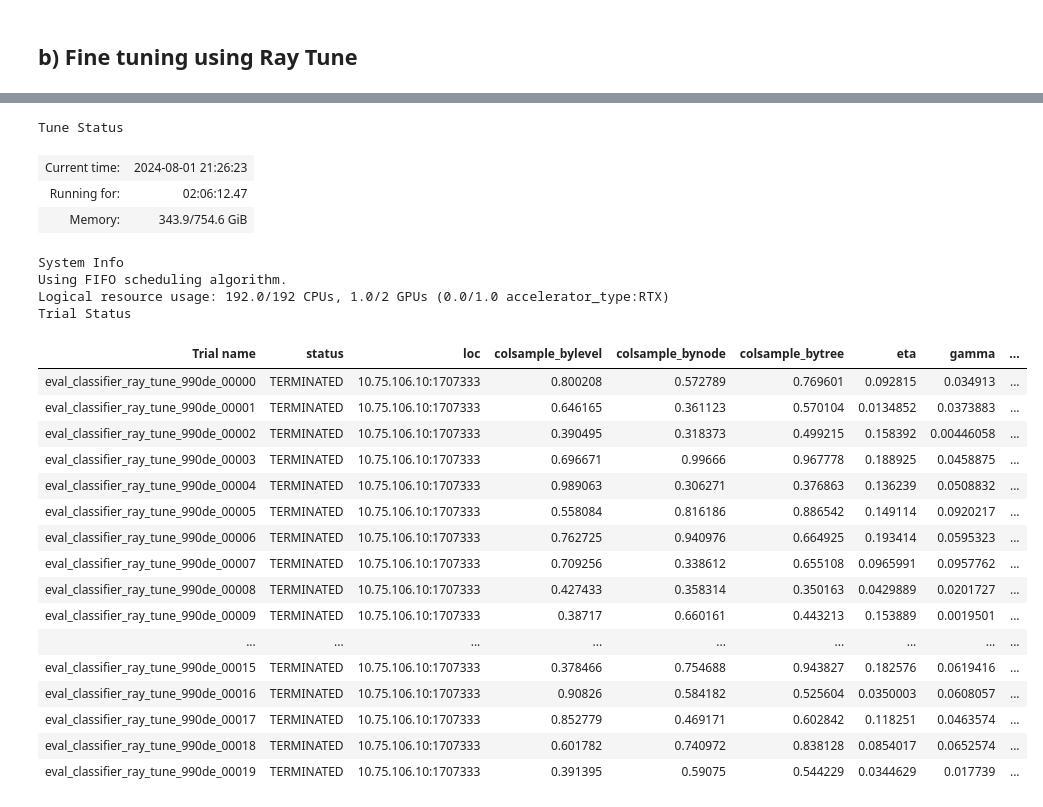
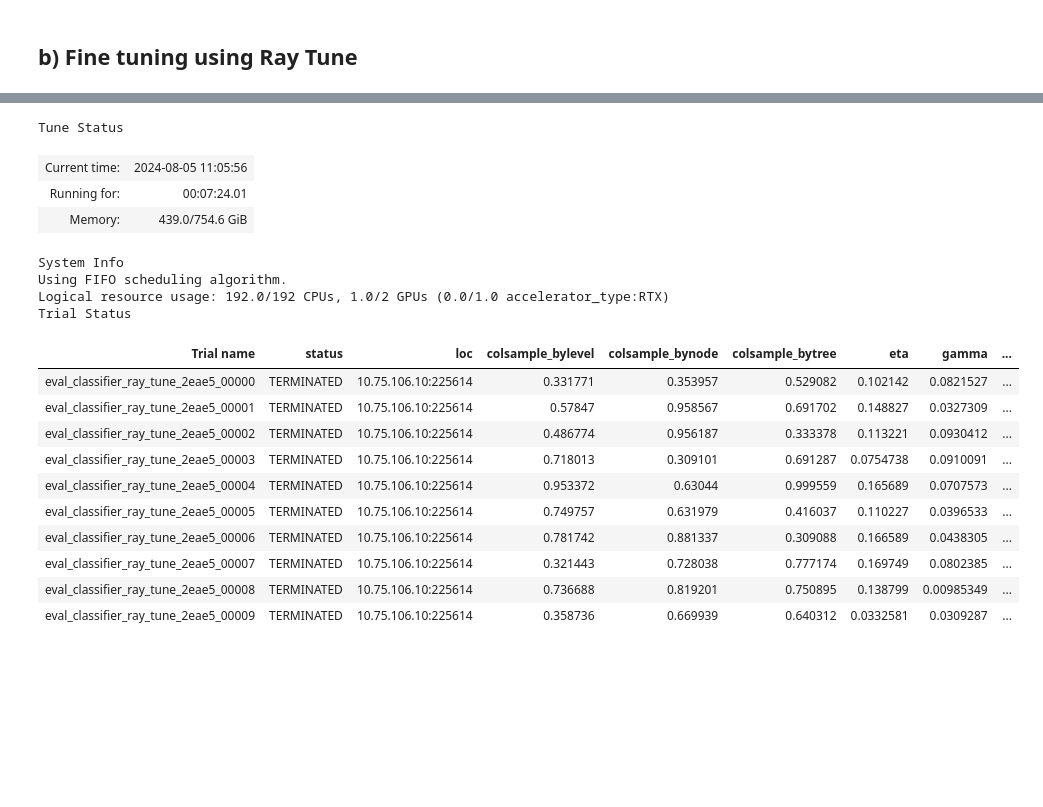
Before and after one commit to afermg/jump_attribution, a Jupyter notebook: workspace/analysis/naive_classifier_profiles.ipynb, the cells around one changed output, grey strips where cells are left out. Drawn from its saved outputs; the diff is of its cells as text; code cells hidden in the pictures; blank space fills up the shorter version.

Commit message:
Add splitter and fixing environment

```diff
--- a/workspace/analysis/naive_classifier_profiles.ipynb
+++ b/workspace/analysis/naive_classifier_profiles.ipynb
@@ -241,7 +266,7 @@ features_df_trt = features_df.iloc[metadata_df.index[metadata_df["pert_iname"] !
 # %% [markdown]
 ## c) Encoding moa
 # %%
-metadata_df_trt = metadata_df_trt.assign(moa_id=LabelEncoder().fit_transform(metadata_df_trt["moa_reduced"]))#"moa_reduced"]))
+metadata_df = metadata_df.assign(moa_id=LabelEncoder().fit_transform(metadata_df["moa"]))#"moa_reduced"]))
 # %% [markdown]
 ## d) Features selection
 This website: ["Are you dropping too many correlated features?"](https://towardsdatascience.com/are-you-dropping-too-many-correlated-features-d1c96654abe6)
@@ -408,9 +433,10 @@ def eval_classifier(feat_table, metadata, n_splits, seed,
                     drop_corr=True, # True, False
                     scaler=None, #None, 'group', 'standard'
                     rev_order=False,
-                    roc_per_class=False): # True, False
+                    roc_per_class=False,
+                    group="Metadata_Source"): # True, False
 
-    y_target, groups =  metadata["moa_id"], metadata["Metadata_Source"]
+    y_target, groups =  metadata["moa_id"], metadata[group]
 
     # Initialize the Classifier
     classifier = classifier(**classifier_params)
@@ -477,6 +503,7 @@ def eval_classifier(feat_table, metadata, n_splits, seed,
                                   average=average,
                                   labels=train_label_expanded)
 
+        return y_test, y_test_score_expanded
         test_auc = roc_auc_score(y_test, y_test_score_expanded,
                                  multi_class="ovr",
                                  average=average,
@@ -562,0 +685,5 @@ metadata_df_trt = metadata_df_trt.sort_index().reset_index()
+# %%
+splitter = StratifiedGroupKFold(n_splits=3, shuffle=True, random_state=5)
+for train_index, test_index in splitter.split(features_df_trt, metadata_df_trt["moa_id"], metadata_df_trt["Metadata_InChIKey"]):
+    train_test, test_test = metadata_df_trt["moa_id"].loc[train_index], metadata_df_trt["moa_id"].loc[test_index]
+    print(len(set(train_test.tolist())), len(set(test_test.tolist())))
@@ -563,6 +694,6 @@ metadata_df_trt = metadata_df_trt.sort_index().reset_index()
 # %%
 n_splits=5
-seed = 42
+seed = 50
 
 classifier = RandomForestClassifier
 
@@ -575,13 +706,15 @@ classifier_params = {"n_estimators": 100,
                      "random_state": 42,
                      "n_jobs": -1}
 
-splitter_method = StratifiedKFold  #or StratifiedGroupKFold
+splitter_method = StratifiedGroupKFold#StratifiedKFold  #or StratifiedGroupKFold
 
-test_auc_fold, most_frequent_wrong = eval_classifier(features_df_trt, metadata_df_trt, n_splits, seed,
+# test_auc_fold, most_frequent_wrong = eval_classifier(features_df_trt, metadata_df_trt, n_splits, seed,
+y_test, y_test_score_expanded = eval_classifier(features_df_trt, metadata_df_trt, n_splits, seed,
                 classifier,
                 classifier_params,
                 splitter_method,
                 drop_corr=True, # True, False
                 scaler=None, #None, 'group', 'standard': Do NOT use group with StratifiedGroupKFold
                 rev_order=False,
-                roc_per_class=True) # True, False
+                roc_per_class=False,
+                group="Metadata_InChIKey") # True, False
@@ -940,52 +1072,46 @@ config = {'device': 'cuda',
          'colsample_bytree': tune.uniform(0.3, 1),
          'colsample_bylevel': tune.uniform(0.3, 1),
          'colsample_bynode': tune.uniform(0.3, 1),
-         'max_delta_step': tune.uniform(0, 10),
+         # 'max_delta_step': tune.uniform(0, 10),
          'feat_table': features_df_trt,
          'metadata': metadata_df_trt,
          'n_splits': n_splits,
          'seed': seed,
          'classifier': classifier,
          'splitter_method': splitter_method,
          'drop_corr': True, # True, False
          'scaler': None, #None, 'group', 'standard': Do NOT use group with StratifiedGroupKFold
          'rev_order': False,
-         'balance_weight': True}#In case of huge imbalance. set between 1-10 is usual in case of usage
+         'balance_weight': True}
 
 
 trainable_with_resources = tune.with_resources(eval_classifier_ray_tune, resources={"cpu": 192, "gpu": 1})
 tuner = tune.Tuner(
     trainable_with_resources,
-    tune_config=tune.TuneConfig(num_samples=20,
+    tune_config=tune.TuneConfig(num_samples=10,
                                 max_concurrent_trials=1),
     param_space=config
 
 )
 
 results_xgb = tuner.fit()
 # %% [output]
 Tune Status
-| Current time: | 2024-08-01 21:26:23 |
-| Running for: | 02:06:12.47 |
-| Memory: | 343.9/754.6 GiB |
+| Current time: | 2024-08-05 11:05:56 |
+| Running for: | 00:07:24.01 |
+| Memory: | 439.0/754.6 GiB |
 System Info
 Using FIFO scheduling algorithm.
 Logical resource usage: 192.0/192 CPUs, 1.0/2 GPUs (0.0/1.0 accelerator_type:RTX)
 Trial Status
 | Trial name | status | loc | colsample_bylevel | colsample_bynode | colsample_bytree | eta | gamma | ... |
-| eval_classifier_ray_tune_990de_00000 | TERMINATED | 10.75.106.10:1707333 | 0.800208 | 0.572789 | 0.769601 | 0.092815 | 0.034913 | ... |
-| eval_classifier_ray_tune_990de_00001 | TERMINATED | 10.75.106.10:1707333 | 0.646165 | 0.361123 | 0.570104 | 0.0134852 | 0.0373883 | ... |
-| eval_classifier_ray_tune_990de_00002 | TERMINATED | 10.75.106.10:1707333 | 0.390495 | 0.318373 | 0.499215 | 0.158392 | 0.00446058 | ... |
-| eval_classifier_ray_tune_990de_00003 | TERMINATED | 10.75.106.10:1707333 | 0.696671 | 0.99666 | 0.967778 | 0.188925 | 0.0458875 | ... |
-| eval_classifier_ray_tune_990de_00004 | TERMINATED | 10.75.106.10:1707333 | 0.989063 | 0.306271 | 0.376863 | 0.136239 | 0.0508832 | ... |
-| eval_classifier_ray_tune_990de_00005 | TERMINATED | 10.75.106.10:1707333 | 0.558084 | 0.816186 | 0.886542 | 0.149114 | 0.0920217 | ... |
-| eval_classifier_ray_tune_990de_00006 | TERMINATED | 10.75.106.10:1707333 | 0.762725 | 0.940976 | 0.664925 | 0.193414 | 0.0595323 | ... |
-| eval_classifier_ray_tune_990de_00007 | TERMINATED | 10.75.106.10:1707333 | 0.709256 | 0.338612 | 0.655108 | 0.0965991 | 0.0957762 | ... |
-| eval_classifier_ray_tune_990de_00008 | TERMINATED | 10.75.106.10:1707333 | 0.427433 | 0.358314 | 0.350163 | 0.0429889 | 0.0201727 | ... |
-| eval_classifier_ray_tune_990de_00009 | TERMINATED | 10.75.106.10:1707333 | 0.38717 | 0.660161 | 0.443213 | 0.153889 | 0.0019501 | ... |
-| ... | ... | ... | ... | ... | ... | ... | ... | ... |
-| eval_classifier_ray_tune_990de_00015 | TERMINATED | 10.75.106.10:1707333 | 0.378466 | 0.754688 | 0.943827 | 0.182576 | 0.0619416 | ... |
-| eval_classifier_ray_tune_990de_00016 | TERMINATED | 10.75.106.10:1707333 | 0.90826 | 0.584182 | 0.525604 | 0.0350003 | 0.0608057 | ... |
-| eval_classifier_ray_tune_990de_00017 | TERMINATED | 10.75.106.10:1707333 | 0.852779 | 0.469171 | 0.602842 | 0.118251 | 0.0463574 | ... |
-| eval_classifier_ray_tune_990de_00018 | TERMINATED | 10.75.106.10:1707333 | 0.601782 | 0.740972 | 0.838128 | 0.0854017 | 0.0652574 | ... |
-| eval_classifier_ray_tune_990de_00019 | TERMINATED | 10.75.106.10:1707333 | 0.391395 | 0.59075 | 0.544229 | 0.0344629 | 0.017739 | ... |
+| eval_classifier_ray_tune_2eae5_00000 | TERMINATED | 10.75.106.10:225614 | 0.331771 | 0.353957 | 0.529082 | 0.102142 | 0.0821527 | ... |
+| eval_classifier_ray_tune_2eae5_00001 | TERMINATED | 10.75.106.10:225614 | 0.57847 | 0.958567 | 0.691702 | 0.148827 | 0.0327309 | ... |
+| eval_classifier_ray_tune_2eae5_00002 | TERMINATED | 10.75.106.10:225614 | 0.486774 | 0.956187 | 0.333378 | 0.113221 | 0.0930412 | ... |
+| eval_classifier_ray_tune_2eae5_00003 | TERMINATED | 10.75.106.10:225614 | 0.718013 | 0.309101 | 0.691287 | 0.0754738 | 0.0910091 | ... |
+| eval_classifier_ray_tune_2eae5_00004 | TERMINATED | 10.75.106.10:225614 | 0.953372 | 0.63044 | 0.999559 | 0.165689 | 0.0707573 | ... |
+| eval_classifier_ray_tune_2eae5_00005 | TERMINATED | 10.75.106.10:225614 | 0.749757 | 0.631979 | 0.416037 | 0.110227 | 0.0396533 | ... |
+| eval_classifier_ray_tune_2eae5_00006 | TERMINATED | 10.75.106.10:225614 | 0.781742 | 0.881337 | 0.309088 | 0.166589 | 0.0438305 | ... |
+| eval_classifier_ray_tune_2eae5_00007 | TERMINATED | 10.75.106.10:225614 | 0.321443 | 0.728038 | 0.777174 | 0.169749 | 0.0802385 | ... |
+| eval_classifier_ray_tune_2eae5_00008 | TERMINATED | 10.75.106.10:225614 | 0.736688 | 0.819201 | 0.750895 | 0.138799 | 0.00985349 | ... |
+| eval_classifier_ray_tune_2eae5_00009 | TERMINATED | 10.75.106.10:225614 | 0.358736 | 0.669939 | 0.640312 | 0.0332581 | 0.0309287 | ... |
```
Also changed, not shown: parts of 47 cells of this notebook, 4 other files.
